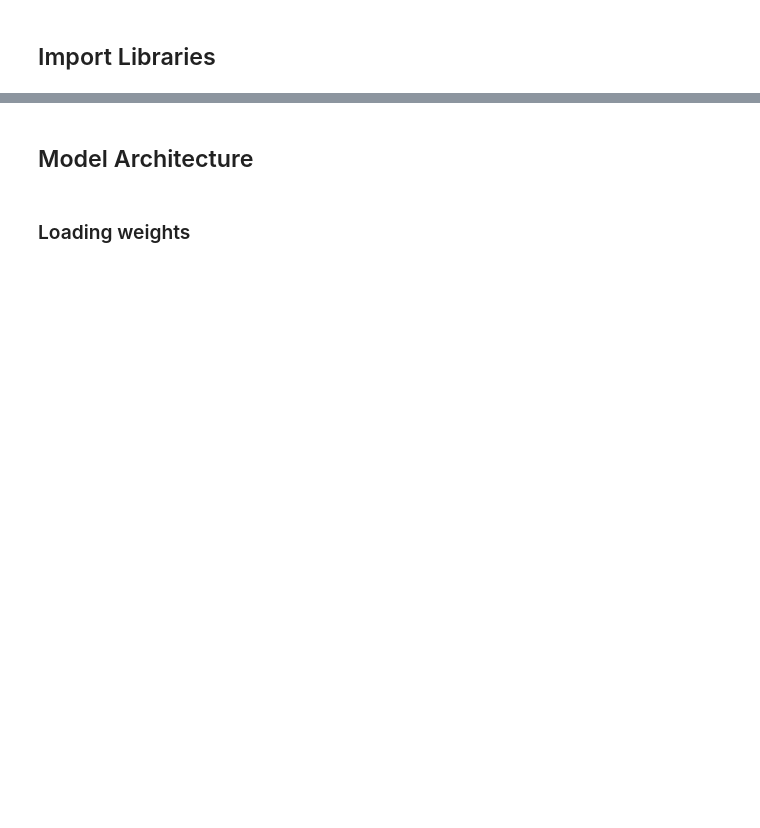
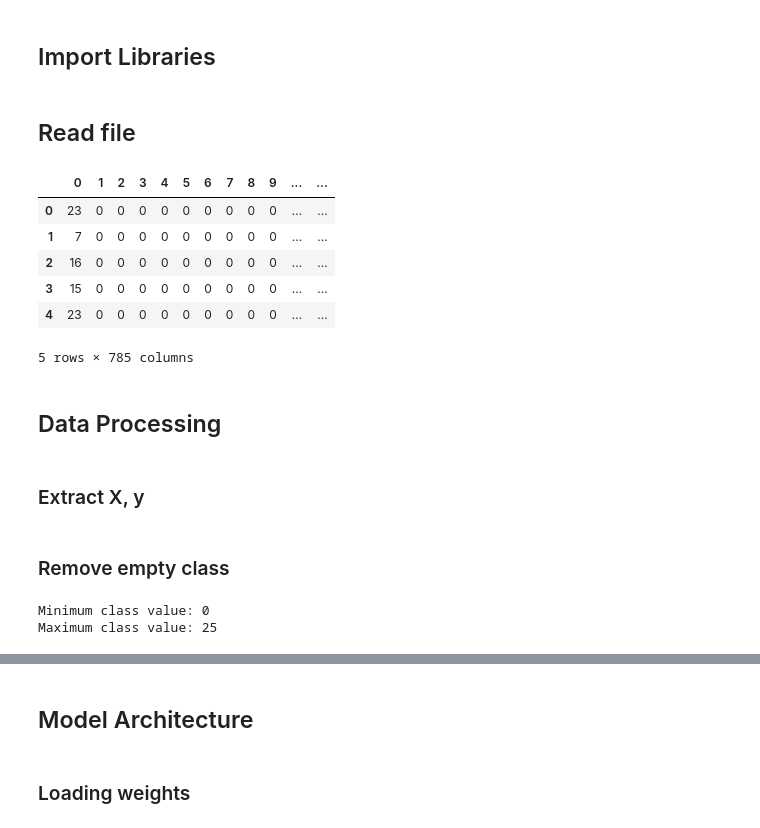
Before and after one commit to Codestyle1/ca2-daaa2b02-2309264-marcuslow, a Jupyter notebook: deployment.ipynb, the cells around one changed output, grey strips where cells are left out. Saved outputs shown, nothing was run; the diff lists cells and outputs as text; code cells hidden in the pictures; blank space fills up the shorter version.

```diff
--- a/deployment.ipynb
+++ b/deployment.ipynb
@@ -11,0 +16,17 @@ from tensorflow.keras.optimizers import Adam
+# %% [markdown]
+## Read file
+# %%
+df = pd.read_csv("./Dataset/emnist-letters-train.csv", header=None)
+df.head()
+# %% [output]
+|  | 0 | 1 | 2 | 3 | 4 | 5 | 6 | 7 | 8 | 9 | ... | ... |
+| 0 | 23 | 0 | 0 | 0 | 0 | 0 | 0 | 0 | 0 | 0 | ... | ... |
+| 1 | 7 | 0 | 0 | 0 | 0 | 0 | 0 | 0 | 0 | 0 | ... | ... |
+| 2 | 16 | 0 | 0 | 0 | 0 | 0 | 0 | 0 | 0 | 0 | ... | ... |
+| 3 | 15 | 0 | 0 | 0 | 0 | 0 | 0 | 0 | 0 | 0 | ... | ... |
+| 4 | 23 | 0 | 0 | 0 | 0 | 0 | 0 | 0 | 0 | 0 | ... | ... |
+5 rows × 785 columns
+# %% [markdown]
+## Data Processing
+# %% [markdown]
+### Extract X, y
@@ -11,0 +43,21 @@ from tensorflow.keras.optimizers import Adam
+# %% [markdown]
+### Remove empty class
+# %%
+# Filter out class -1
+valid_classes = np.unique(y)
+valid_classes = valid_classes[valid_classes != -1]
+
+# Filter images and labels based on valid classes
+valid_indices = np.isin(y, valid_classes)
+X = X[valid_indices]
+y = y[valid_indices]
+
+# Create a mapping from old class indices to new indices starting from 0
+class_to_new_index = {cls: idx for idx, cls in enumerate(valid_classes)}
+y = np.array([class_to_new_index[cls] for cls in y])
+
+print("Minimum class value:", y.min())
+print("Maximum class value:", y.max())
+# %% [output]
+Minimum class value: 0
+Maximum class value: 25
```
Also changed, not shown: parts of 18 cells of this notebook, 3 other files.
